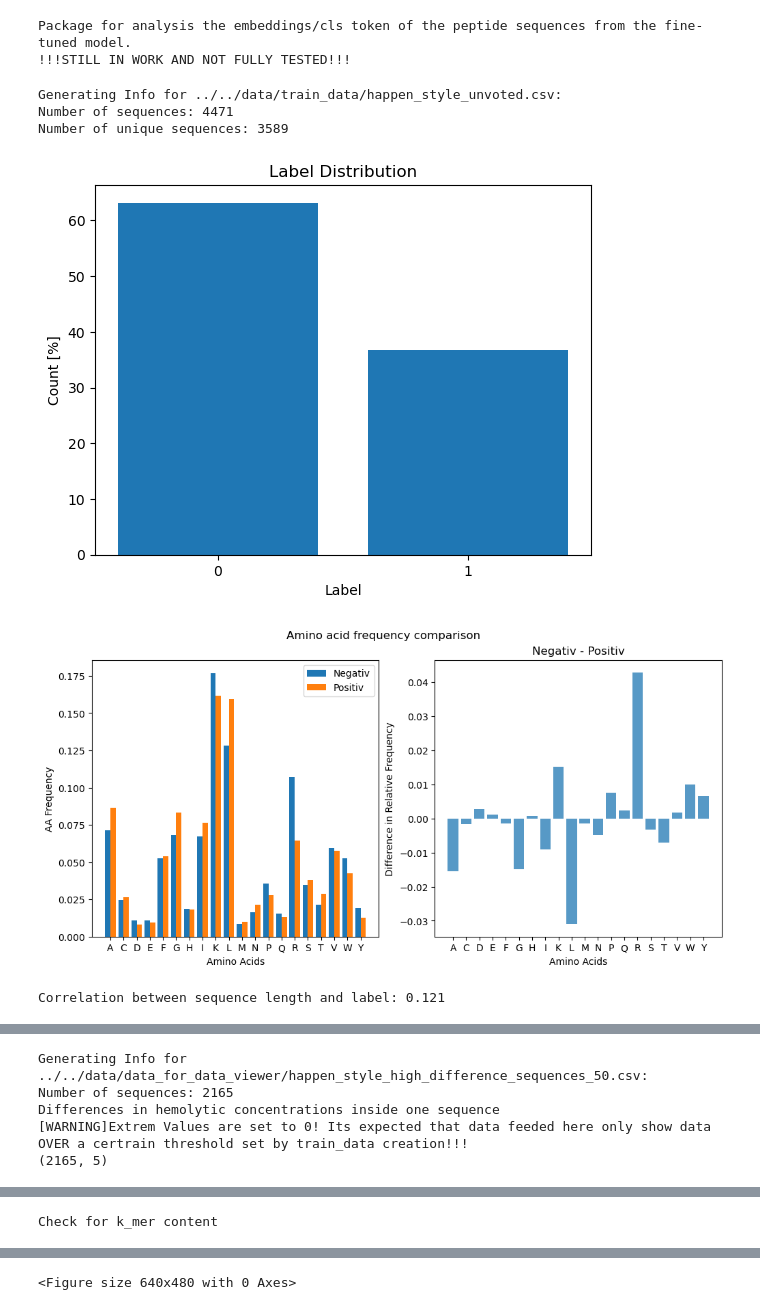
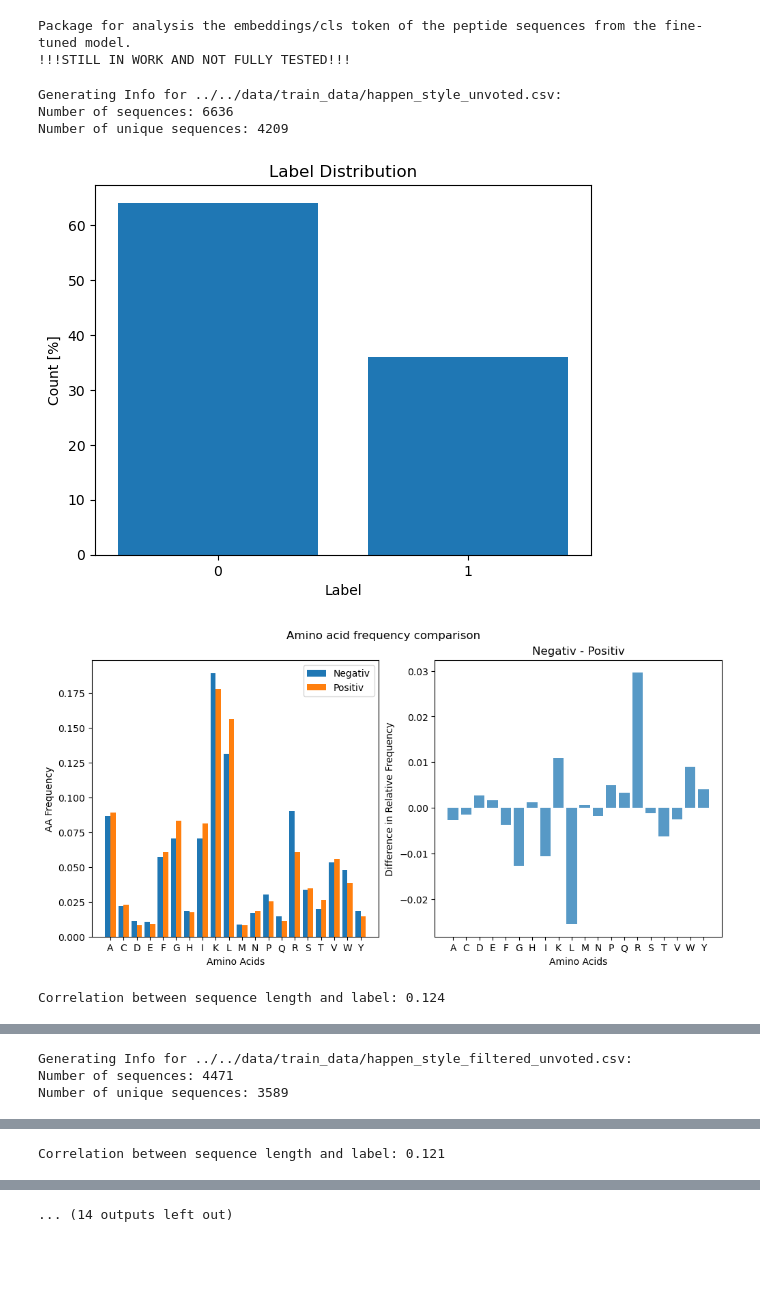
Before and after one commit to dtischler95/peptideTransformer, a Jupyter notebook: src/data_analysis/dataset_viewer_notebook.ipynb, the cells around one changed output, grey strips where cells are left out. Drawn from its saved outputs; the diff is of its cells as text; code cells hidden in the pictures; blank space fills up the shorter version.

```diff
--- a/src/data_analysis/dataset_viewer_notebook.ipynb
+++ b/src/data_analysis/dataset_viewer_notebook.ipynb
@@ -9,7 +9,8 @@ list_of_datasets = [
     # ("../../data/train_data/our_hemo_labeled_filtered.csv", ";"),
     # ("../../data/train_data/test_filtered.csv", ";"),
     # ("../../data/train_data/train_test_data.csv", ";"),
-    ("../../data/train_data/happen_style_unvoted.csv", ";")
+    ("../../data/train_data/happen_style_unvoted.csv", ";"),
+    ("../../data/train_data/happen_style_filtered_unvoted.csv", ";")
     # Add more datasets as needed
  ]
 file_for_k_mer_analysis = [
@@ -19,11 +20,11 @@ file_for_k_mer_analysis = [
 # %%
 look_into_datasets(file_paths=list_of_datasets,
                    k_mer_inspection_file=file_for_k_mer_analysis,
-                   show_top_kmers=30)
+                   show_top_kmers=100)
 # %% [output]
 Generating Info for ../../data/train_data/happen_style_unvoted.csv:
-Number of sequences: 4471
-Number of unique sequences: 3589
+Number of sequences: 6636
+Number of unique sequences: 4209
-[figure, old version]
+[figure, new version]
-[figure, old version]
+[figure, new version]
-Correlation between sequence length and label: 0.121
+Correlation between sequence length and label: 0.124
@@ -31,5 +32,3 @@ Correlation between sequence length and label: 0.121
-Generating Info for ../../data/data_for_data_viewer/happen_style_high_difference_sequences_50.csv:
-Number of sequences: 2165
-Differences in hemolytic concentrations inside one sequence
-[WARNING]Extrem Values are set to 0! Its expected that data feeded here only show data OVER a certrain threshold set by train_data creation!!!
-(2165, 5)
+Generating Info for ../../data/train_data/happen_style_filtered_unvoted.csv:
+Number of sequences: 4471
+Number of unique sequences: 3589
@@ -37 +37 @@ Differences in hemolytic concentrations inside one sequence
-Check for k_mer content
+Correlation between sequence length and label: 0.121
@@ -40 +45 @@ Check for k_mer content
-<Figure size 640x480 with 0 Axes>
+... (14 outputs left out)
```
Also changed, not shown: parts of 1 cell of this notebook, 5 other files.
